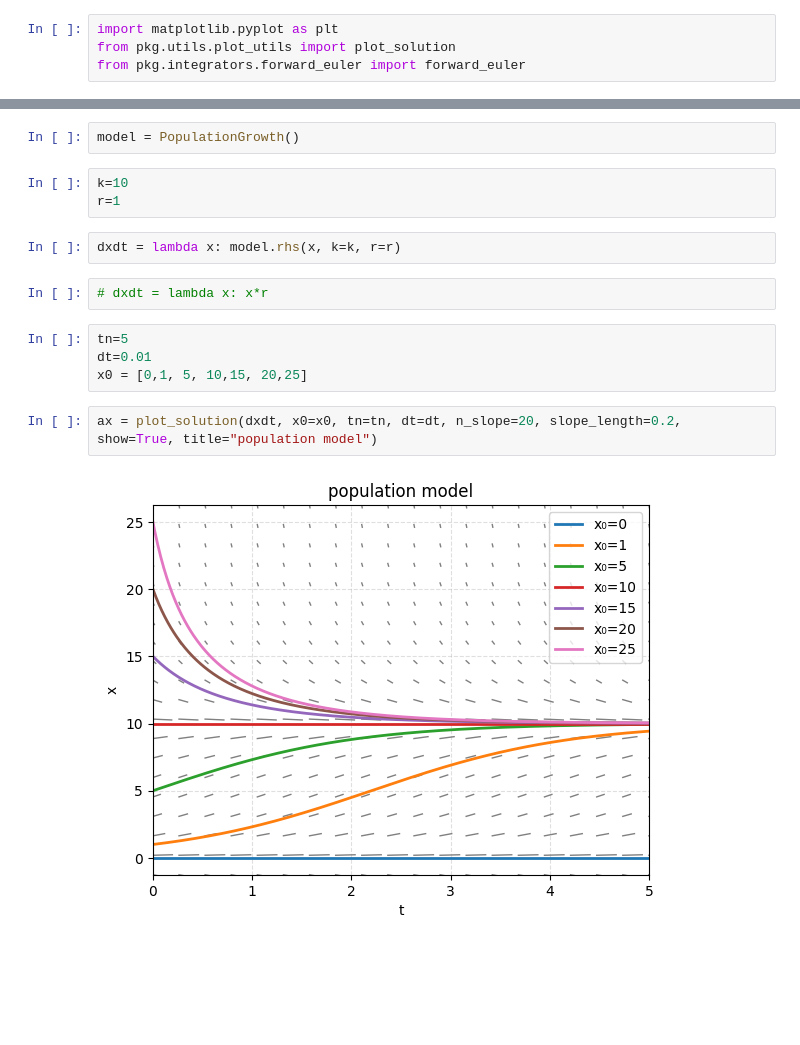
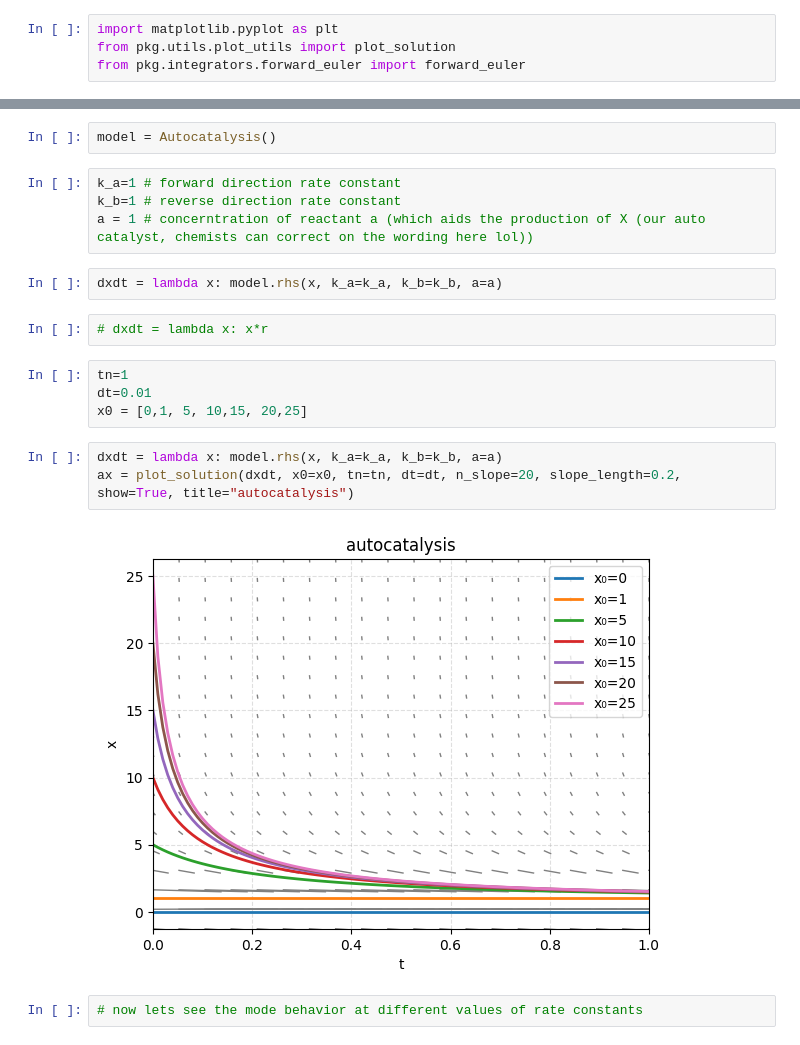
Before and after one commit to raufie/dynamics, a Jupyter notebook: notebooks/auto_catalysis.ipynb, the cells around one changed output, grey strips where cells are left out. Cells and saved outputs as stored; diff of their text form; blank space fills up the shorter version.

Commit message:
added autocatalysis

```diff
--- a/notebooks/auto_catalysis.ipynb
+++ b/notebooks/auto_catalysis.ipynb
@@ -15,17 +18,21 @@ Population grows up to the carrying capacity K and by r rate per unit time
 # %%
-model = PopulationGrowth()
+model = Autocatalysis()
 # %%
-k=10
-r=1
+k_a=1 # forward direction rate constant
+k_b=1 # reverse direction rate constant
+a = 1 # concerntration of reactant a (which aids the production of X (our auto catalyst, chemists can correct on the wording here lol))
 # %%
-dxdt = lambda x: model.rhs(x, k=k, r=r)
+dxdt = lambda x: model.rhs(x, k_a=k_a, k_b=k_b, a=a)
 # %%
 # dxdt = lambda x: x*r
 # %%
-tn=5
+tn=1
 dt=0.01
 x0 = [0,1, 5, 10,15, 20,25]
 # %%
-ax = plot_solution(dxdt, x0=x0, tn=tn, dt=dt, n_slope=20, slope_length=0.2, show=True, title="population model")
+dxdt = lambda x: model.rhs(x, k_a=k_a, k_b=k_b, a=a)
+ax = plot_solution(dxdt, x0=x0, tn=tn, dt=dt, n_slope=20, slope_length=0.2, show=True, title="autocatalysis")
 # %% [output]
-[figure, old version]
+[figure, new version]
+# %%
+# now lets see the mode behavior at different values of rate constants
```
Also changed, not shown: parts of 8 cells of this notebook, 1 other file.
